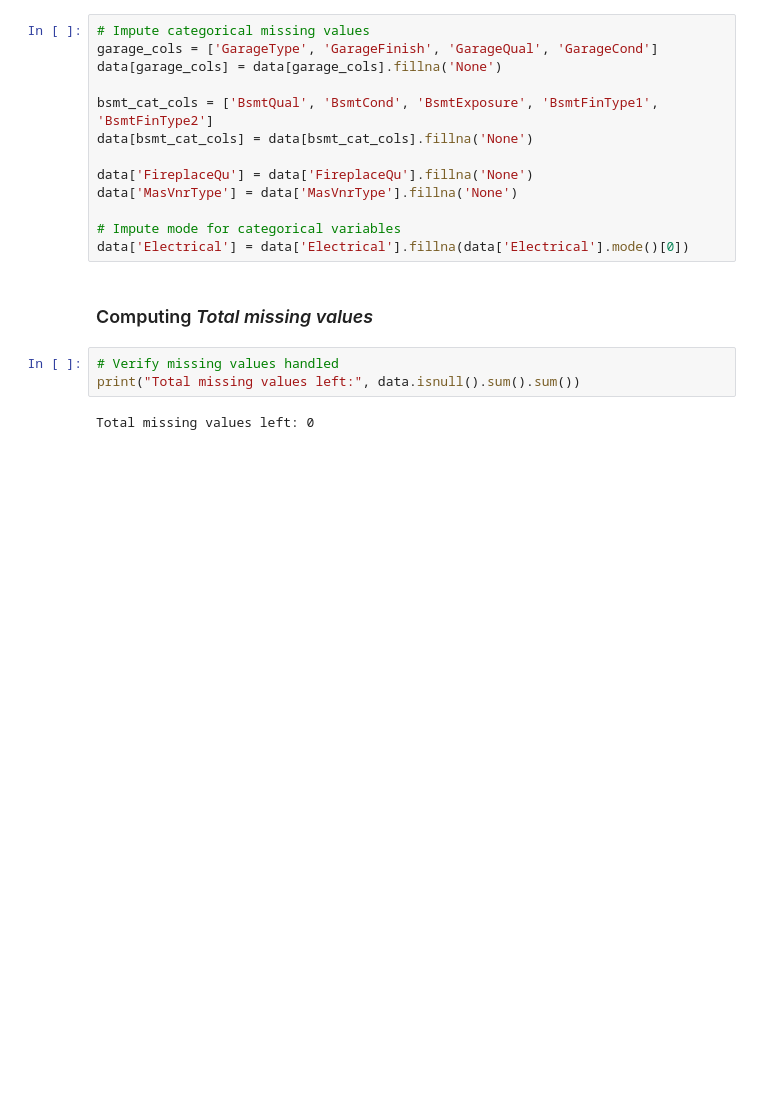
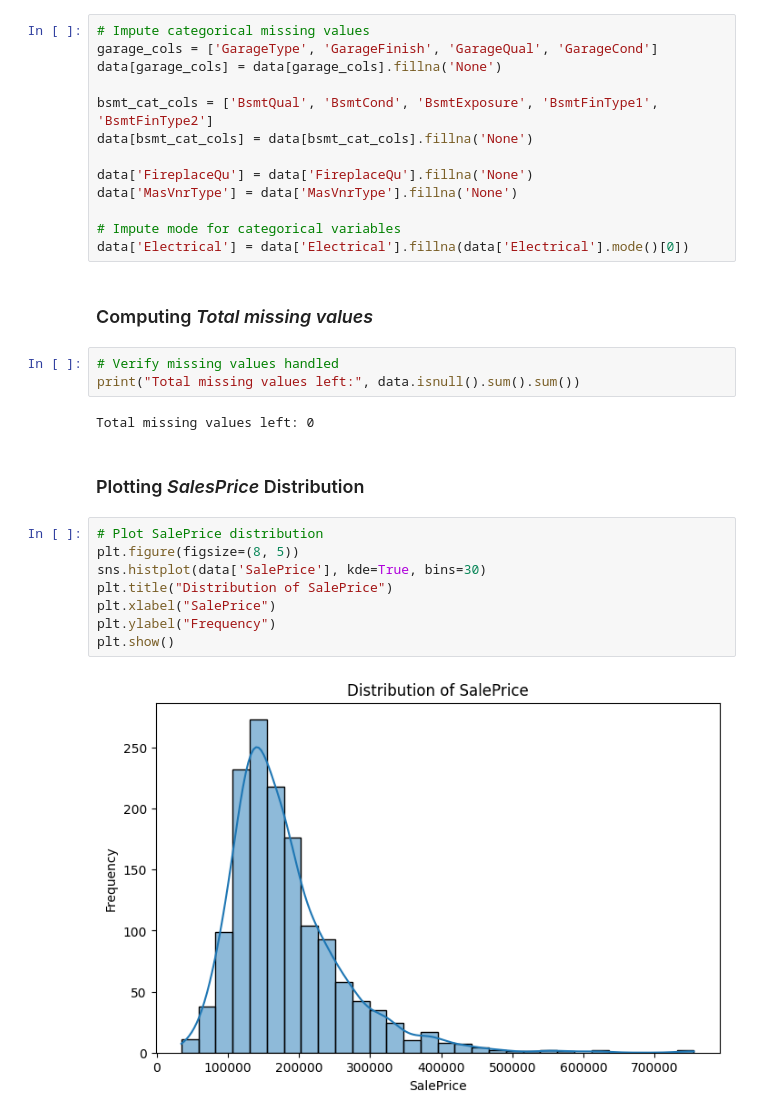
Before and after one commit to PurpleRadish42/ML_Trisem3, a Jupyter notebook: lab1/Lab1.ipynb, the cells around one changed output. Drawn from its saved outputs; the diff is of its cells as text; blank space fills up the shorter version.

```diff
--- a/lab1/Lab1.ipynb
+++ b/lab1/Lab1.ipynb
@@ -78,3 +85,15 @@ data['Electrical'] = data['Electrical'].fillna(data['Electrical'].mode()[0])
 print("Total missing values left:", data.isnull().sum().sum())
 # %% [output]
 Total missing values left: 0
+# %% [markdown]
+### Plotting *SalesPrice* Distribution
+# %%
+# Plot SalePrice distribution
+plt.figure(figsize=(8, 5))
+sns.histplot(data['SalePrice'], kde=True, bins=30)
+plt.title("Distribution of SalePrice")
+plt.xlabel("SalePrice")
+plt.ylabel("Frequency")
+plt.show()
+# %% [output]
+[figure, added]
```
Also changed, not shown: parts of 9 cells of this notebook, 3 other files.
